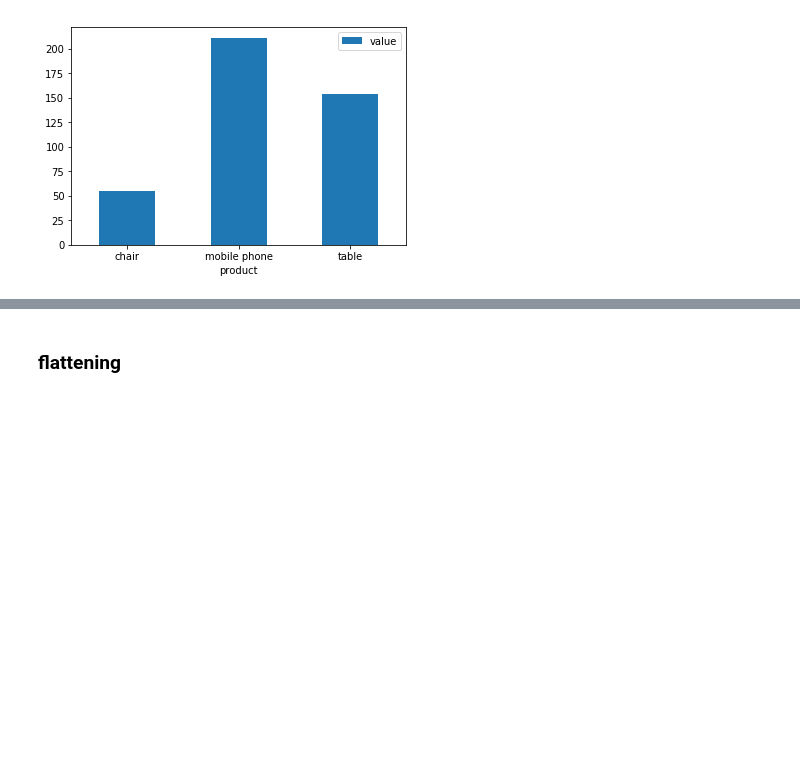
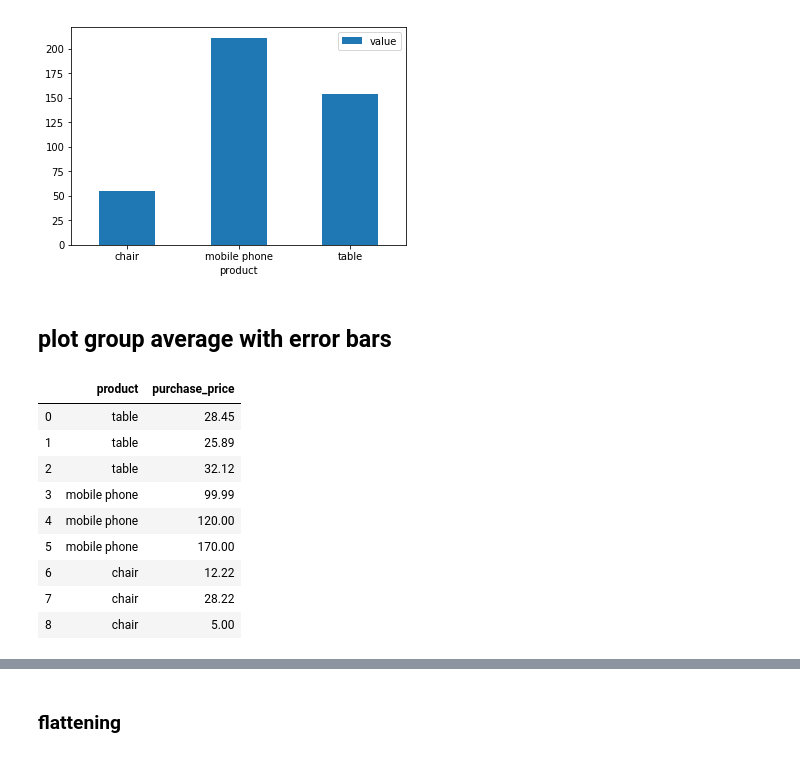
Before and after one commit to queirozfcom/python-sandbox, a Jupyter notebook: python3/notebooks/pandas-groupby-post/main.ipynb, the cells around one changed output, grey strips where cells are left out. Drawn from its saved outputs; the diff is of its cells as text; code cells hidden in the pictures; blank space fills up the shorter version.

```diff
--- a/python3/notebooks/pandas-groupby-post/main.ipynb
+++ b/python3/notebooks/pandas-groupby-post/main.ipynb
@@ -95,3 +101,22 @@ plt.show()
 # %% [output]
 <Figure size 432x288 with 0 Axes>
 [figure]
+# %% [markdown]
+## plot group average with error bars
+# %%
+df = pd.DataFrame({
+    'product':['table','table','table','mobile phone','mobile phone','mobile phone','chair','chair','chair'],
+    'purchase_price':[28.45, 25.89,32.12,99.99,120.00,170.00,12.22,28.22,5.00]
+})
+df[['product','purchase_price']]
+# %% [output]
+|  | product | purchase_price |
+| 0 | table | 28.45 |
+| 1 | table | 25.89 |
+| 2 | table | 32.12 |
+| 3 | mobile phone | 99.99 |
+| 4 | mobile phone | 120.00 |
+| 5 | mobile phone | 170.00 |
+| 6 | chair | 12.22 |
+| 7 | chair | 28.22 |
+| 8 | chair | 5.00 |
```
Also changed, not shown: parts of 7 cells of this notebook, 3 other files.
